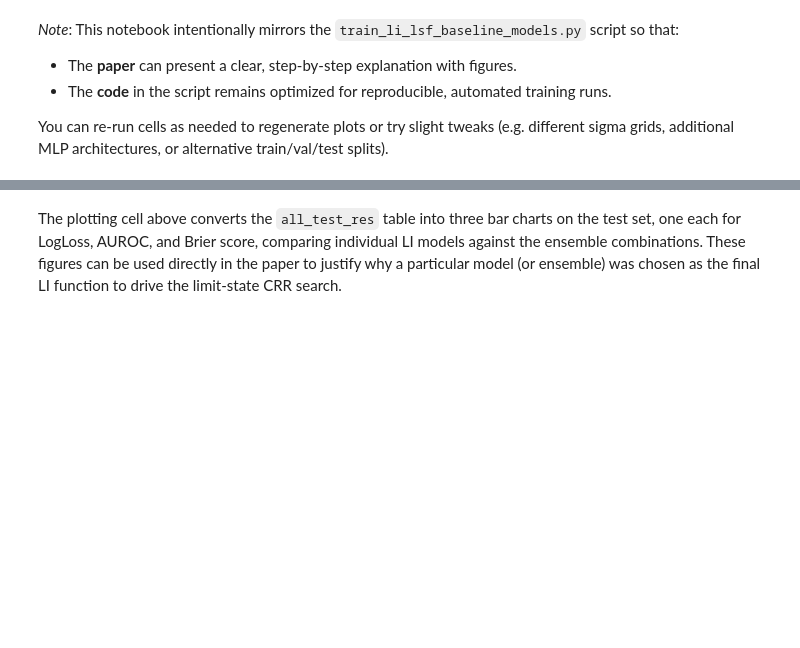
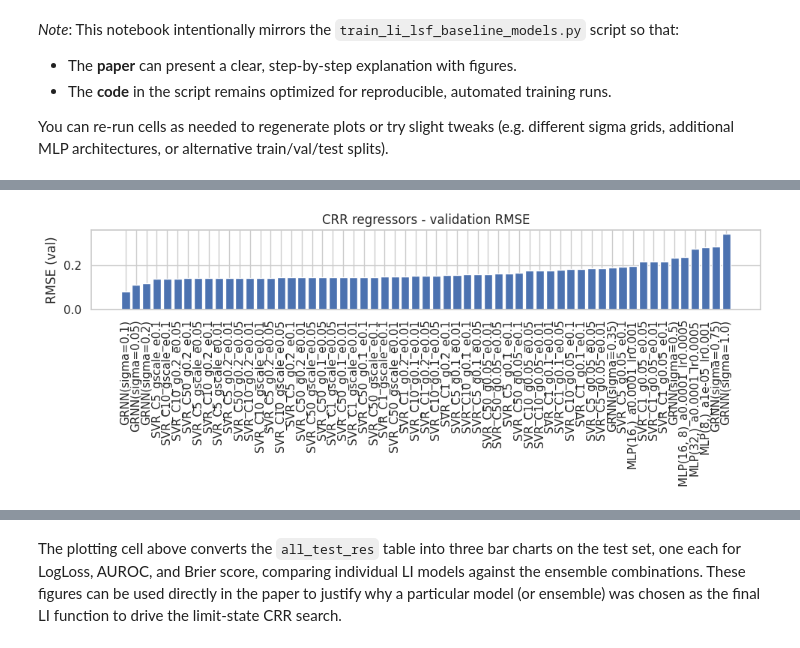
Before and after one commit to Galadon123/LPI_with_machine_learning, a Jupyter notebook: training_pipeline/historical_li_lsf_training.ipynb, the cells around one changed output, grey strips where cells are left out. Cells and saved outputs as stored; diff of their text form; code cells hidden in the pictures; blank space fills up the shorter version.

```diff
--- a/training_pipeline/historical_li_lsf_training.ipynb
+++ b/training_pipeline/historical_li_lsf_training.ipynb
@@ -436,3 +667,84 @@ _Note_: This notebook intentionally mirrors the `train_li_lsf_baseline_models.py
 - The **code** in the script remains optimized for reproducible, automated training runs.
 
 You can re-run cells as needed to regenerate plots or try slight tweaks (e.g. different sigma grids, additional MLP architectures, or alternative train/val/test splits).
+# %%
+plt.figure(figsize=(10, 4))
+plt.bar(reg_results_df["model"], reg_results_df["RMSE"])
+plt.xticks(rotation=90)
+plt.ylabel("RMSE (val)")
+plt.title("CRR regressors - validation RMSE")
+plt.tight_layout()
+
+plt.figure(figsize=(10, 4))
+plt.bar(reg_results_df["model"], reg_results_df["MAE"])
+plt.xticks(rotation=90)
+plt.ylabel("MAE (val)")
+plt.title("CRR regressors - validation MAE")
+plt.tight_layout()
+
+# Pick top-2 regression models (among the three best families) by validation RMSE.
+# This avoids a name-matching problem that can happen if reg_results_df contains many candidate
+# GRNN/MLP/SVR entries but we only keep the best model object per family.
+
+candidates_r = [
+    ("GRNN", float(best_grnn_val_r["RMSE"]), best_grnn_r),
+    ("MLP", float(best_mlp_val_r["RMSE"]), best_mlp_r),
+    ("SVR", float(best_svr_val_r["RMSE"]), best_svr_r),
+]
+
+candidates_r.sort(key=lambda t: t[1])
+(m1_name, _m1_rmse, m1) = candidates_r[0]
+(m2_name, _m2_rmse, m2) = candidates_r[1]
+print("Top 2 LSF candidates (by val RMSE):", [m1_name, m2_name])
+
+# Evaluate on test: single best vs ensemble of top2
+# Refit scaler on full training (train+val) for final numbers
+Xr_trval = np.vstack([Xr_train, Xr_val])
+yr_trval = np.concatenate([yr_train, yr_val])
+scaler_r_final = StandardScaler().fit(Xr_trval)
+Xr_trval_s = scaler_r_final.transform(Xr_trval)
+Xr_test_s_final = scaler_r_final.transform(Xr_test)
+
+# Refit the two chosen models on train+val
+if isinstance(m1, GRNNRegressorNB):
+    m1_final = GRNNRegressorNB(m1.sigma, X_train=Xr_trval_s, y_train=yr_trval)
+else:
+    m1_final = m1.__class__(**m1.get_params())
+    m1_final.fit(Xr_trval_s, yr_trval)
+
+if isinstance(m2, GRNNRegressorNB):
+    m2_final = GRNNRegressorNB(m2.sigma, X_train=Xr_trval_s, y_train=yr_trval)
+else:
+    m2_final = m2.__class__(**m2.get_params())
+    m2_final.fit(Xr_trval_s, yr_trval)
+
+best_model_final = m1_final
+print("Best-by-val model:", m1_name)
+
+# Predictions on test
+# (Best = top-1 by val RMSE; Ensemble = average(top1, top2))
+y_test_pred_best = best_model_final.predict(Xr_test_s_final)
+
+y_test_pred_ens = 0.5 * (
+    (m1_final.predict(Xr_test_s_final) if isinstance(m1_final, GRNNRegressorNB) else m1_final.predict(Xr_test_s_final))
+    + (m2_final.predict(Xr_test_s_final) if isinstance(m2_final, GRNNRegressorNB) else m2_final.predict(Xr_test_s_final))
+)
+
+best_metrics_test = reg_metrics(yr_test, y_test_pred_best)
+ens_metrics_test = reg_metrics(yr_test, y_test_pred_ens)
+
+print("Best single LSF (test):", best_metrics_test)
+print("Ensemble of top2 LSF (test):", ens_metrics_test)
+
+plt.figure(figsize=(6, 4))
+plt.bar(["Best_single", "Ensemble_top2"], [best_metrics_test["RMSE"], ens_metrics_test["RMSE"]])
+plt.ylabel("RMSE (test)")
+plt.title("CRR regressors - test RMSE comparison")
+plt.tight_layout()
+
+plt.figure(figsize=(6, 4))
+plt.bar(["Best_single", "Ensemble_top2"], [best_metrics_test["MAE"], ens_metrics_test["MAE"]])
+plt.ylabel("MAE (test)")
+plt.title("CRR regressors - test MAE comparison")
+plt.tight_layout()
+# %% [output]
@@ -438,0 +755 @@ You can re-run cells as needed to regenerate plots or try slight tweaks (e.g. di
+[figure, added]
```
Also changed, not shown: parts of 11 cells of this notebook, 14 other files.
